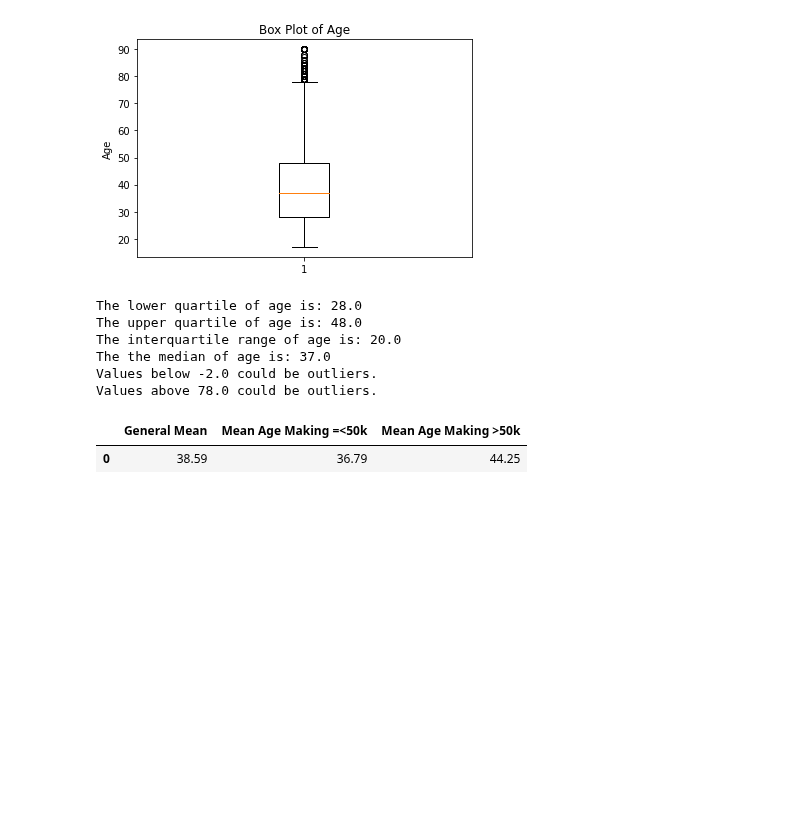
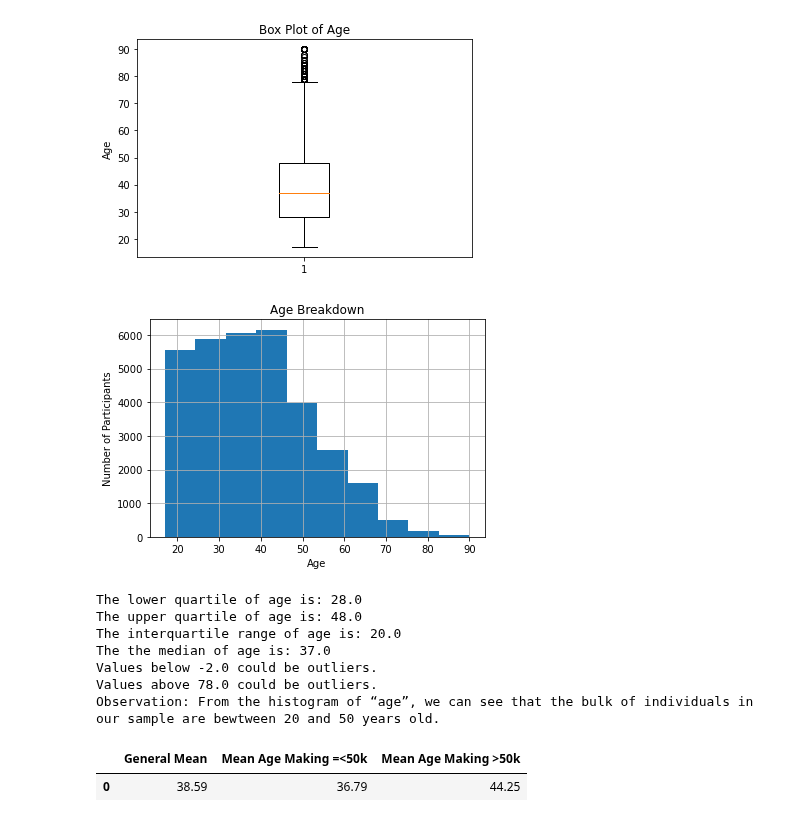
Before and after one commit to markerickson314/project-one, a Jupyter notebook: Sarah2.ipynb, the cells around one changed output. Drawn from its saved outputs; the diff is of its cells as text; code cells hidden in the pictures; blank space fills up the shorter version.

Commit message:
Fixed some graphs, added gender stuff, made observations

```diff
--- a/Sarah2.ipynb
+++ b/Sarah2.ipynb
@@ -66,6 +66,15 @@ ax1.boxplot(age)
 plt.show()
 # %% [output]
 [figure]
+# %%
+# Histogram of Age
+replaced_df.hist(column="age")
+plt.title("Age Breakdown")
+plt.xlabel("Age")
+plt.ylabel("Number of Participants")
+plt.show()
+# %% [output]
+[figure, added]
 # %%
 # Get quartile calculations
 quartiles = age.quantile([.25,.5,.75])
@@ -82,6 +91,7 @@ lower_bound = lowerq - (1.5*iqr)
 upper_bound = upperq + (1.5*iqr)
 print(f"Values below {lower_bound} could be outliers.")
 print(f"Values above {upper_bound} could be outliers.")
+print("Observation: From the histogram of “age”, we can see that the bulk of individuals in our sample are bewtween 20 and 50 years old.")
 # %% [output]
 The lower quartile of age is: 28.0
 The upper quartile of age is: 48.0
@@ -89,6 +99,7 @@ The interquartile range of age is: 20.0
 The the median of age is: 37.0
 Values below -2.0 could be outliers.
 Values above 78.0 could be outliers.
+Observation: From the histogram of “age”, we can see that the bulk of individuals in our sample are bewtween 20 and 50 years old.
 # %%
 gen_mean = round(replaced_df["age"].mean(), 2)
 under_mean = round(under_50k["age"].mean(), 2)
```
Also changed, not shown: parts of 26 cells of this notebook.
